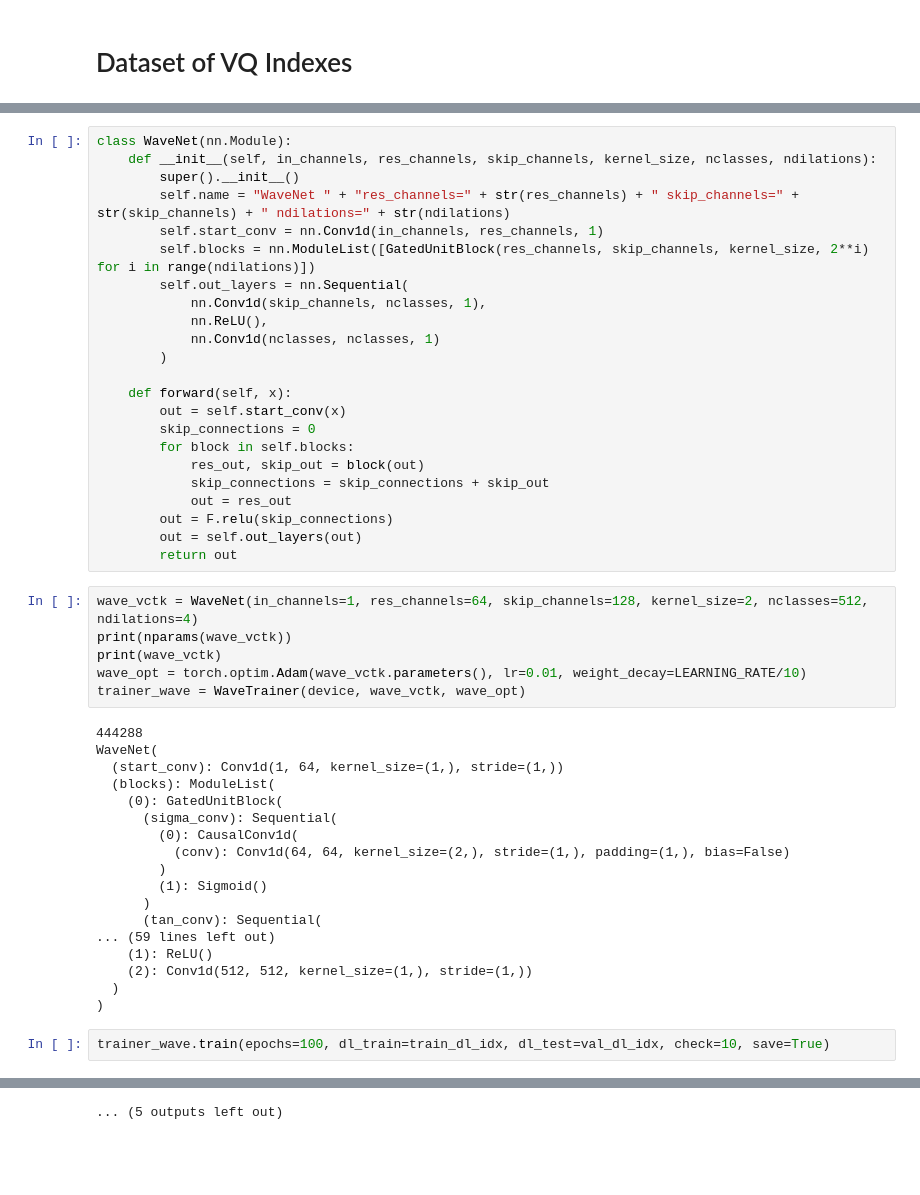
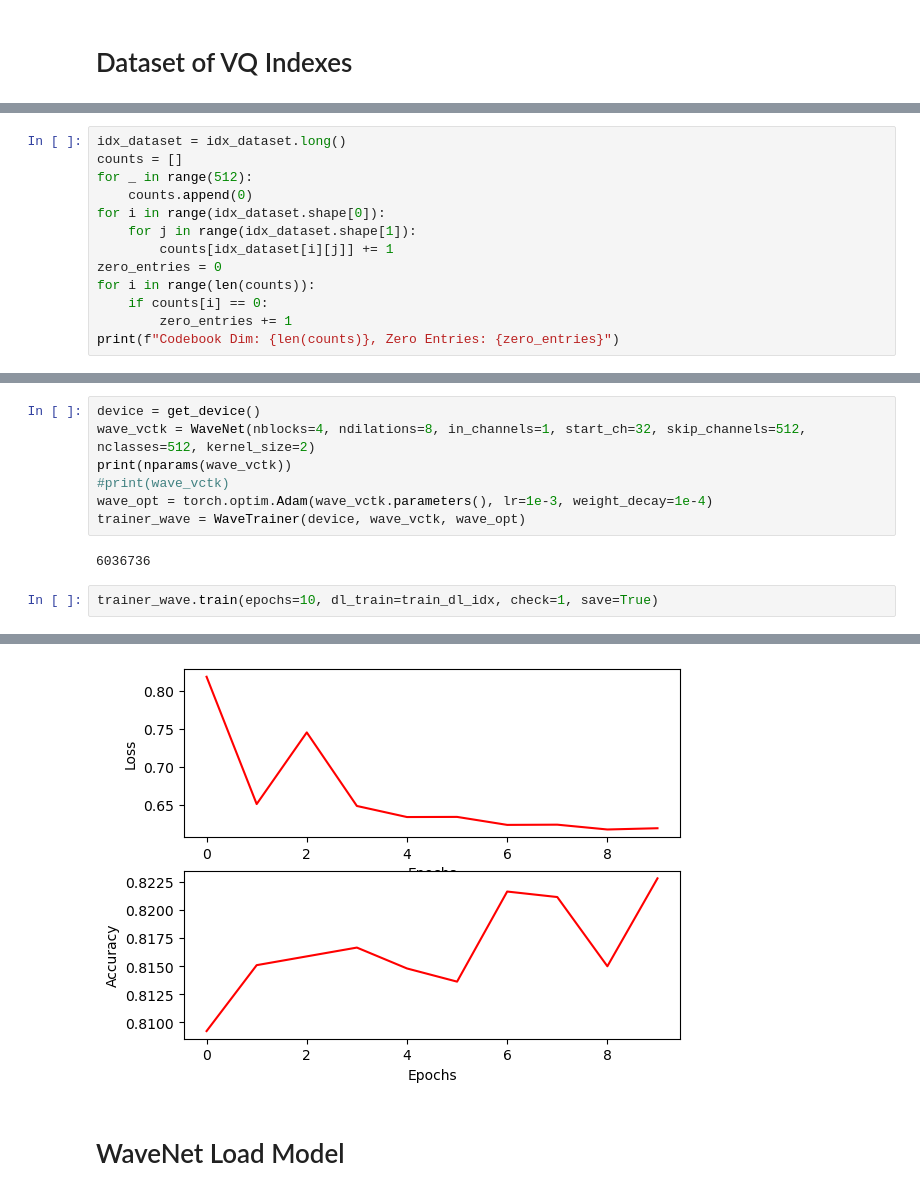
Before and after one commit to mariodesimone99/vqvae, a Jupyter notebook: demo.ipynb, the cells around one changed output, grey strips where cells are left out. Saved outputs shown, nothing was run; the diff lists cells and outputs as text; blank space fills up the shorter version.

```diff
--- a/demo.ipynb
+++ b/demo.ipynb
@@ -461,0 +598,13 @@ train_idx, val_idx = idx_dataset[:train_size], idx_dataset[train_size:]
+# %%
+idx_dataset = idx_dataset.long()
+counts = []
+for _ in range(512):
+    counts.append(0)
+for i in range(idx_dataset.shape[0]):
+    for j in range(idx_dataset.shape[1]):
+        counts[idx_dataset[i][j]] += 1
+zero_entries = 0
+for i in range(len(counts)):
+    if counts[i] == 0:
+        zero_entries += 1
+print(f"Codebook Dim: {len(counts)}, Zero Entries: {zero_entries}")
@@ -570,50 +707,12 @@ class GatedUnitBlock(nn.Module):
-# %%
-class WaveNet(nn.Module):
-    def __init__(self, in_channels, res_channels, skip_channels, kernel_size, nclasses, ndilations):
-        super().__init__()
-        self.name = "WaveNet " + "res_channels=" + str(res_channels) + " skip_channels=" + str(skip_channels) + " ndilations=" + str(ndilations)
-        self.start_conv = nn.Conv1d(in_channels, res_channels, 1)
-        self.blocks = nn.ModuleList([GatedUnitBlock(res_channels, skip_channels, kernel_size, 2**i) for i in range(ndilations)])
-        self.out_layers = nn.Sequential(
-            nn.Conv1d(skip_channels, nclasses, 1),
-            nn.ReLU(),
-            nn.Conv1d(nclasses, nclasses, 1)
-        )
-
-    def forward(self, x):
-        out = self.start_conv(x)
-        skip_connections = 0
-        for block in self.blocks:
-            res_out, skip_out = block(out)
-            skip_connections = skip_connections + skip_out
-            out = res_out
-        out = F.relu(skip_connections)
-        out = self.out_layers(out)
-        return out
 # %%
-wave_vctk = WaveNet(in_channels=1, res_channels=64, skip_channels=128, kernel_size=2, nclasses=512, ndilations=4)
+device = get_device()
+wave_vctk = WaveNet(nblocks=4, ndilations=8, in_channels=1, start_ch=32, skip_channels=512, nclasses=512, kernel_size=2)
 print(nparams(wave_vctk))
-print(wave_vctk)
-wave_opt = torch.optim.Adam(wave_vctk.parameters(), lr=0.01, weight_decay=LEARNING_RATE/10)
+#print(wave_vctk)
+wave_opt = torch.optim.Adam(wave_vctk.parameters(), lr=1e-3, weight_decay=1e-4)
 trainer_wave = WaveTrainer(device, wave_vctk, wave_opt)
 # %% [output]
-444288
-WaveNet(
-  (start_conv): Conv1d(1, 64, kernel_size=(1,), stride=(1,))
-  (blocks): ModuleList(
-    (0): GatedUnitBlock(
-      (sigma_conv): Sequential(
-        (0): CausalConv1d(
-          (conv): Conv1d(64, 64, kernel_size=(2,), stride=(1,), padding=(1,), bias=False)
-        )
-        (1): Sigmoid()
-      )
-      (tan_conv): Sequential(
-... (59 lines left out)
-    (1): ReLU()
-    (2): Conv1d(512, 512, kernel_size=(1,), stride=(1,))
-  )
-)
+6036736
 # %%
-trainer_wave.train(epochs=100, dl_train=train_dl_idx, dl_test=val_dl_idx, check=10, save=True)
+trainer_wave.train(epochs=10, dl_train=train_dl_idx, check=1, save=True)
 # %% [output]
@@ -632 +729,3 @@ Epoch 260 -> Test  Loss: 0.7578709721565247
-... (5 outputs left out)
+[figure, added]
+# %% [markdown]
+# WaveNet Load Model
```
Also changed, not shown: parts of 57 cells of this notebook, 1 other file.
